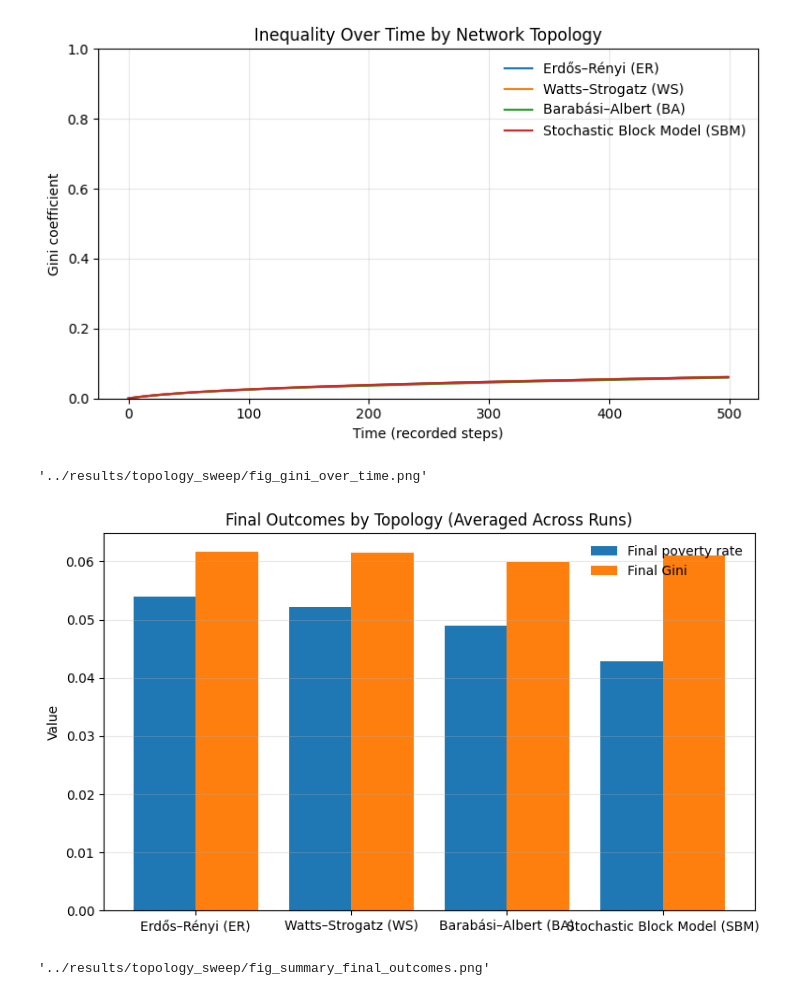
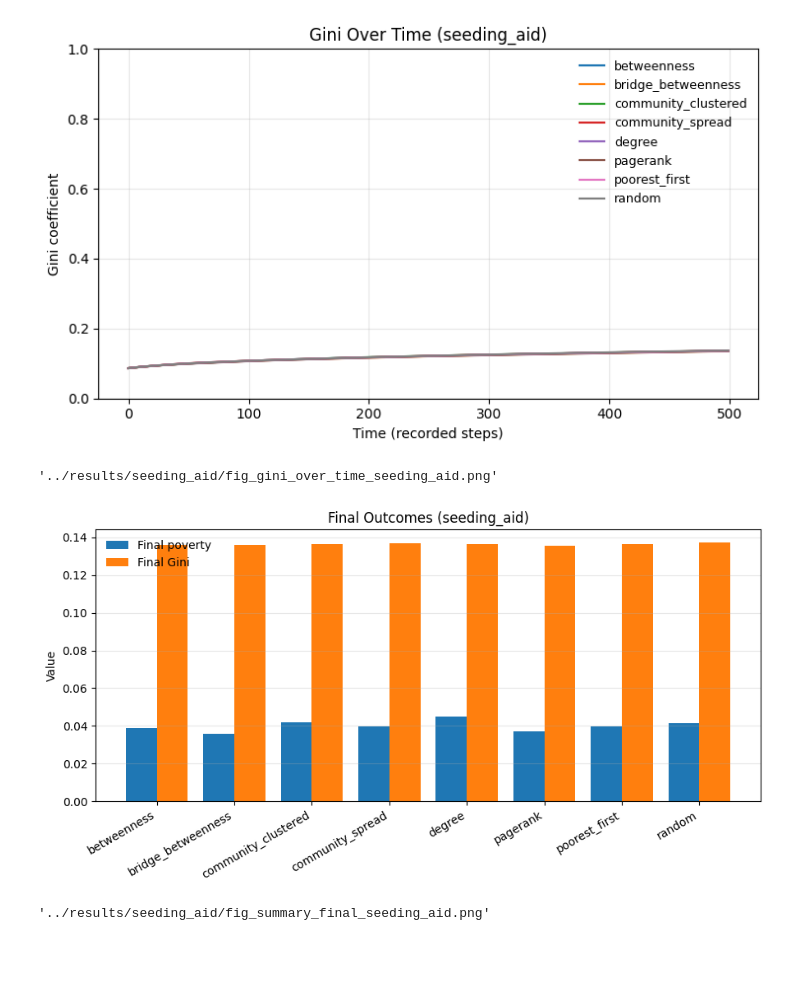
Before and after one commit to niranjandawadi/THESIS-EXPERIMENTS, a Jupyter notebook: notebooks/01_quick_plots.ipynb, the cells around one changed output. Cells and saved outputs as stored; diff of their text form; code cells hidden in the pictures; blank space fills up the shorter version.

Commit message:
ADDED: Seeding tolpology

```diff
--- a/notebooks/01_quick_plots.ipynb
+++ b/notebooks/01_quick_plots.ipynb
@@ -4,13 +4,16 @@ import pandas as pd
 import numpy as np
 import matplotlib.pyplot as plt
 
-# ---- Paths (edit if your folder name differs) ----
-RESULTS_DIR = os.path.join("..", "results", "topology_sweep")
+EXPERIMENT = "seeding_aid"   # or "seeding_aid"
+
+RESULTS_DIR = os.path.join("..", "results", EXPERIMENT)
 TS_AGG_PATH = os.path.join(RESULTS_DIR, "timeseries_agg.csv")
 SUMMARY_PATH = os.path.join(RESULTS_DIR, "summary_table.csv")
 
 df_ts = pd.read_csv(TS_AGG_PATH)
 df_sum = pd.read_csv(SUMMARY_PATH)
 
+GROUP_COL = "graph_type" if EXPERIMENT == "topology_sweep" else "strategy"
+
 df_ts.head(), df_sum.head()
 # %% [output]
@@ -82,75 +83,61 @@ out_png
 fig = plt.figure(figsize=(7.5, 4.5))
 ax = plt.gca()
 
-for g in present:
-    sub = df_ts[df_ts["graph_type"] == g].sort_values("t")
+for g in sorted(df_ts[GROUP_COL].unique()):
+    sub = df_ts[df_ts[GROUP_COL] == g].sort_values("t")
     x = sub["t"].to_numpy()
     y = sub["gini_mean"].to_numpy()
     s = sub["gini_std"].to_numpy()
 
-    ax.plot(x, y, label=LABELS.get(g, g))
+    ax.plot(x, y, label=str(g))
     ax.fill_between(x, y - s, y + s, alpha=0.2)
 
 ax.set_xlabel("Time (recorded steps)")
 ax.set_ylabel("Gini coefficient")
-ax.set_title("Inequality Over Time by Network Topology")
+ax.set_title(f"Gini Over Time ({EXPERIMENT})")
 ax.set_ylim(0, 1)
 ax.grid(True, alpha=0.3)
-ax.legend(frameon=False)
+ax.legend(frameon=False, fontsize=9)
 
-# Save
-out_png = os.path.join(RESULTS_DIR, "fig_gini_over_time.png")
-out_pdf = os.path.join(RESULTS_DIR, "fig_gini_over_time.pdf")
+out = os.path.join(RESULTS_DIR, f"fig_gini_over_time_{EXPERIMENT}.png")
 fig.tight_layout()
-fig.savefig(out_png, dpi=300)
-fig.savefig(out_pdf)
+fig.savefig(out, dpi=300)
 plt.show()
 
-out_png
+out
 # %% [output]
-[figure, old version]
+[figure, new version]
-'../results/topology_sweep/fig_gini_over_time.png'
+'../results/seeding_aid/fig_gini_over_time_seeding_aid.png'
 # %%
-# Build a cleaner summary table
+GROUP_COL = "graph_type" if EXPERIMENT == "topology_sweep" else "strategy"
+
 df_plot = df_sum.copy()
-df_plot["Topology"] = df_plot["graph_type"].map(lambda x: LABELS.get(x, x))
+df_plot = df_plot.sort_values(GROUP_COL)
 
-# If you have multiple params per topology, keep them separate by adding params into the label
-# (If only one per topology, this is fine as-is)
-if "params" in df_plot.columns and df_plot["params"].nunique() > len(df_plot["graph_type"].unique()):
-    df_plot["Topology"] = df_plot["Topology"] + "\n" + df_plot["params"]
-
-# Sort in a stable way
-df_plot["order_key"] = df_plot["graph_type"].apply(lambda x: ORDER.index(x) if x in ORDER else 999)
-df_plot = df_plot.sort_values("order_key")
-
-# Plot 2 bars side-by-side using separate axes (clean and readable)
-fig = plt.figure(figsize=(8, 4.8))
+fig = plt.figure(figsize=(9, 4.8))
 ax = plt.gca()
 
 x = np.arange(len(df_plot))
-width = 0.4
+w = 0.4
 
-ax.bar(x - width/2, df_plot["poverty_final_mean"], width, label="Final poverty rate")
-ax.bar(x + width/2, df_plot["gini_final_mean"], width, label="Final Gini")
+ax.bar(x - w/2, df_plot["poverty_final_mean"], w, label="Final poverty")
+ax.bar(x + w/2, df_plot["gini_final_mean"], w, label="Final Gini")
 
 ax.set_xticks(x)
-ax.set_xticklabels(df_plot["Topology"], rotation=0)
+ax.set_xticklabels(df_plot[GROUP_COL], rotation=30, ha="right")
 ax.set_ylabel("Value")
-ax.set_title("Final Outcomes by Topology (Averaged Across Runs)")
+ax.set_title(f"Final Outcomes ({EXPERIMENT})")
 ax.grid(True, axis="y", alpha=0.3)
 ax.legend(frameon=False)
 
-out_png = os.path.join(RESULTS_DIR, "fig_summary_final_outcomes.png")
-out_pdf = os.path.join(RESULTS_DIR, "fig_summary_final_outcomes.pdf")
+out = os.path.join(RESULTS_DIR, f"fig_summary_final_{EXPERIMENT}.png")
 fig.tight_layout()
-fig.savefig(out_png, dpi=300)
-fig.savefig(out_pdf)
+fig.savefig(out, dpi=300)
 plt.show()
 
-out_png
+out
 # %% [output]
-[figure, old version]
+[figure, new version]
-'../results/topology_sweep/fig_summary_final_outcomes.png'
+'../results/seeding_aid/fig_summary_final_seeding_aid.png'
 # %%
 # Keep only the most thesis-relevant columns
```
Also changed, not shown: parts of 4 cells of this notebook, 8 other files.
